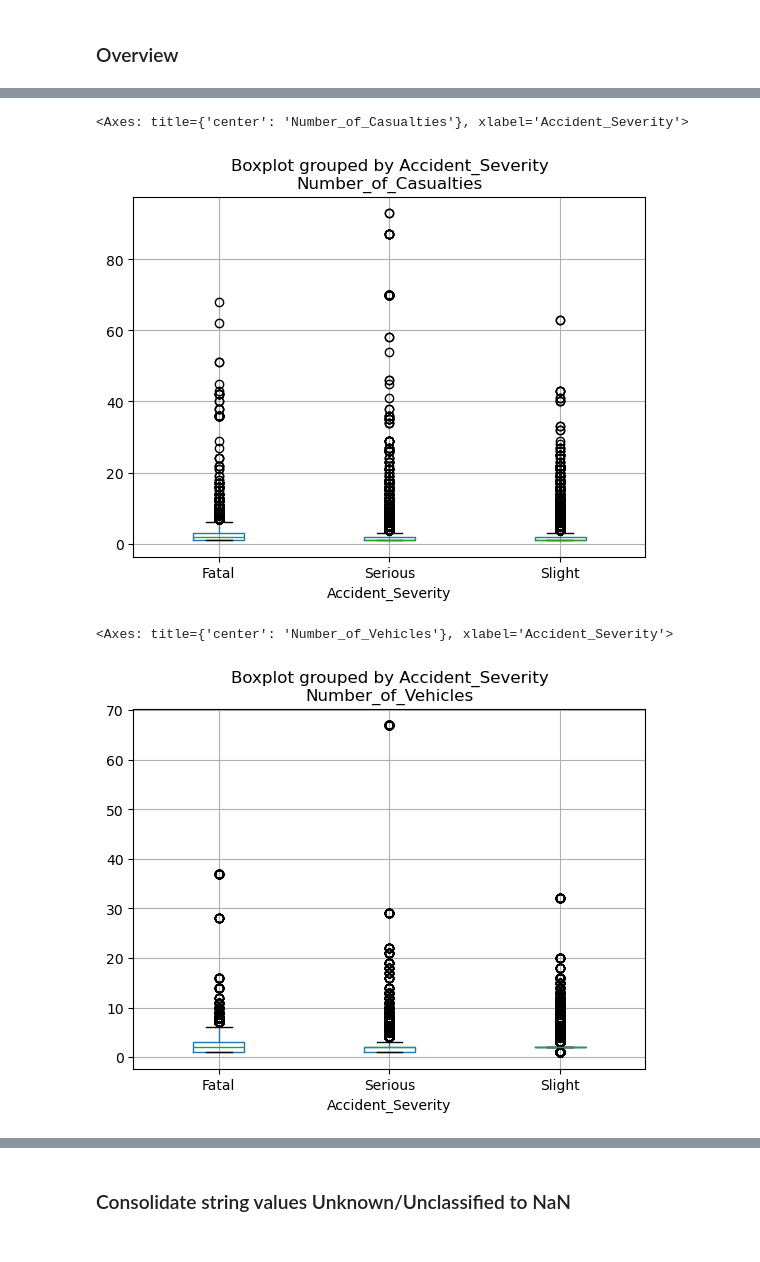
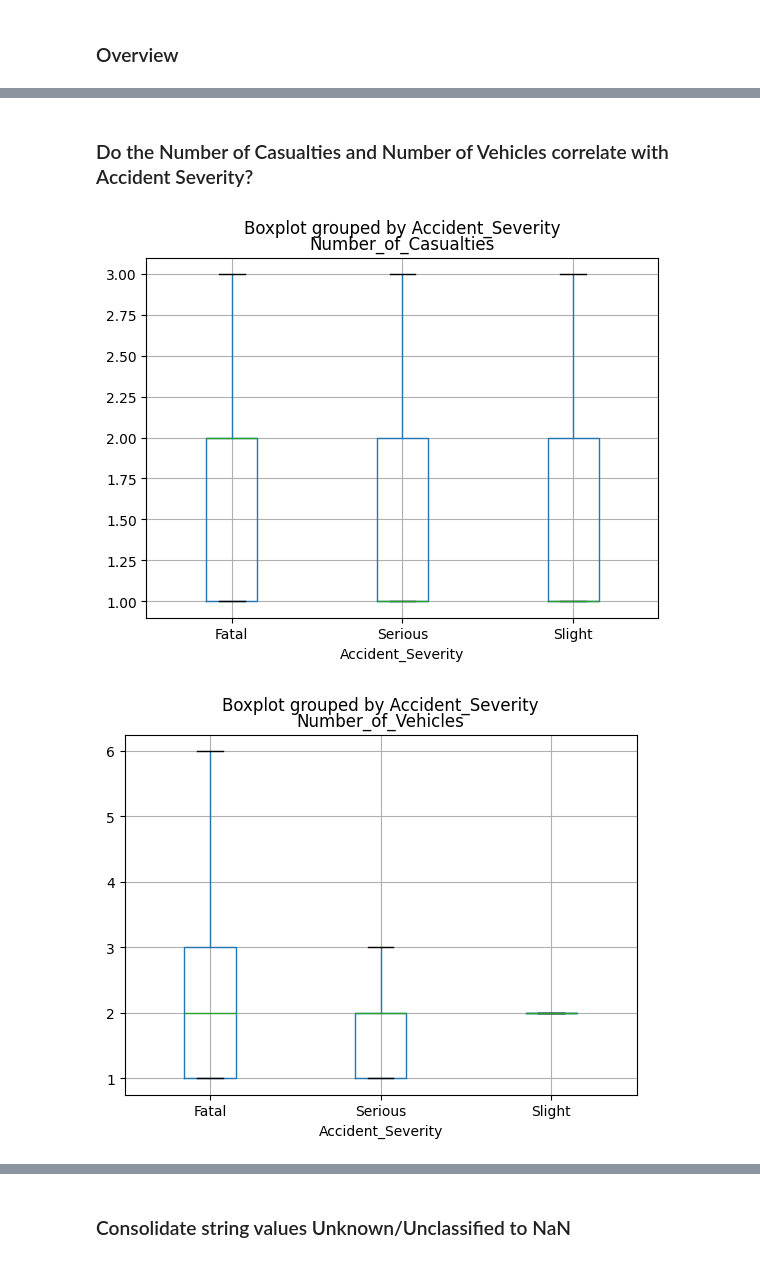
Before and after one commit to pyrocze/trafic_data_analysis, a Jupyter notebook: analysis.ipynb, the cells around one changed output, grey strips where cells are left out. Saved outputs shown, nothing was run; the diff lists cells and outputs as text; code cells hidden in the pictures.

```diff
--- a/analysis.ipynb
+++ b/analysis.ipynb
@@ -32,14 +33,13 @@ np.random.seed(RANDOM_STATE)
 ### Load CSV tables and merge them
 # %%
 # For speed during testing load only small percentage of the data
-p = 0.005  # 0.5% of the lines
+p = 0.05  # 5% of the lines
 skip_rows = lambda i: i > 0 and random.random() > p
 # skip_rows = None
 
-accidents_df = pd.read_csv("./data/Accident_Information.csv",
-                           skiprows=skip_rows)
+accidents_df = pd.read_csv("./data/Accident_Information.csv", skiprows=skip_rows, low_memory=False)
 # UnicodeDecodeError: 'utf-8' codec can't decode byte 0xa0 in position 3169: invalid start byte
-vehicle_df = pd.read_csv("./data/Vehicle_Information.csv", encoding="latin1")
+vehicle_df = pd.read_csv("./data/Vehicle_Information.csv", encoding="latin1", low_memory=False)
 # %%
 df = pd.merge(accidents_df, vehicle_df, on="Accident_Index", how="inner")
 del vehicle_df
@@ -119,10 +117,15 @@ plt.show()
+# %%
+target_variable = 'Accident_Severity'
+df[target_variable] = df[target_variable].astype('category')
+# %% [markdown]
+### Do the Number of Casualties and Number of Vehicles correlate with Accident Severity?
 # %%
-df.boxplot('Number_of_Casualties', by=target_variable)
+df.boxplot('Number_of_Casualties', by=target_variable, showfliers=False)
+plt.show()
 # %% [output]
-<Axes: title={'center': 'Number_of_Casualties'}, xlabel='Accident_Severity'>
-[figure, old version]
+[figure, new version]
 # %%
-df.boxplot('Number_of_Vehicles', by=target_variable)
+df.boxplot('Number_of_Vehicles', by=target_variable, showfliers=False)
+plt.show()
 # %% [output]
-<Axes: title={'center': 'Number_of_Vehicles'}, xlabel='Accident_Severity'>
-[figure, old version]
+[figure, new version]
```
Also changed, not shown: parts of 63 cells of this notebook.
